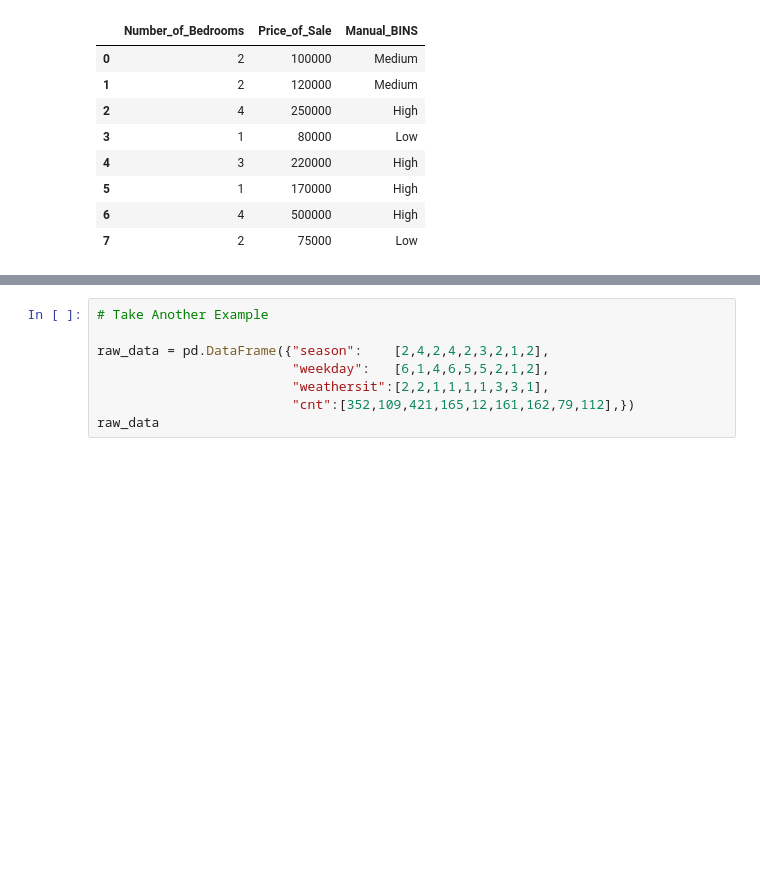
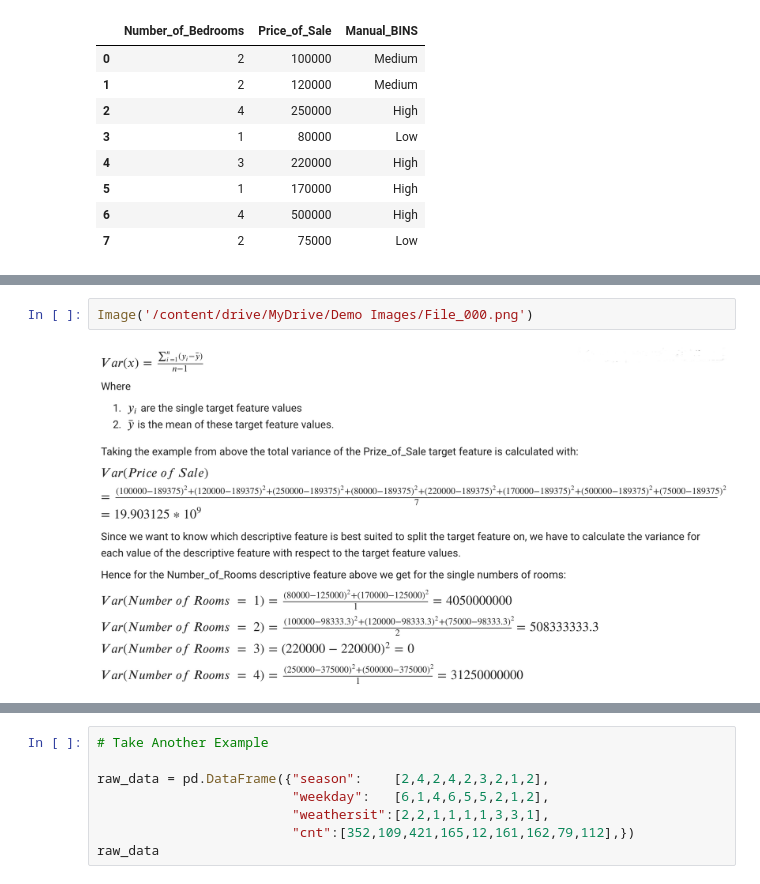
Before and after one commit to sandipanpaul21/Tree-Based-Models-in-Python, a Jupyter notebook: 06_Decision_Trees_Regression.ipynb, the cells around one changed output, grey strips where cells are left out. Cells and saved outputs as stored; diff of their text form; blank space fills up the shorter version.

```diff
--- a/06_Decision_Trees_Regression.ipynb
+++ b/06_Decision_Trees_Regression.ipynb
@@ -115,0 +63,4 @@ Here f denotes a single feature, l denotes the value of a feature (e.g Price ==
+# %%
+Image('/content/drive/MyDrive/Demo Images/File_000.png')
+# %% [output]
+[figure, added]
```
Also changed, not shown: parts of 6 cells of this notebook.
